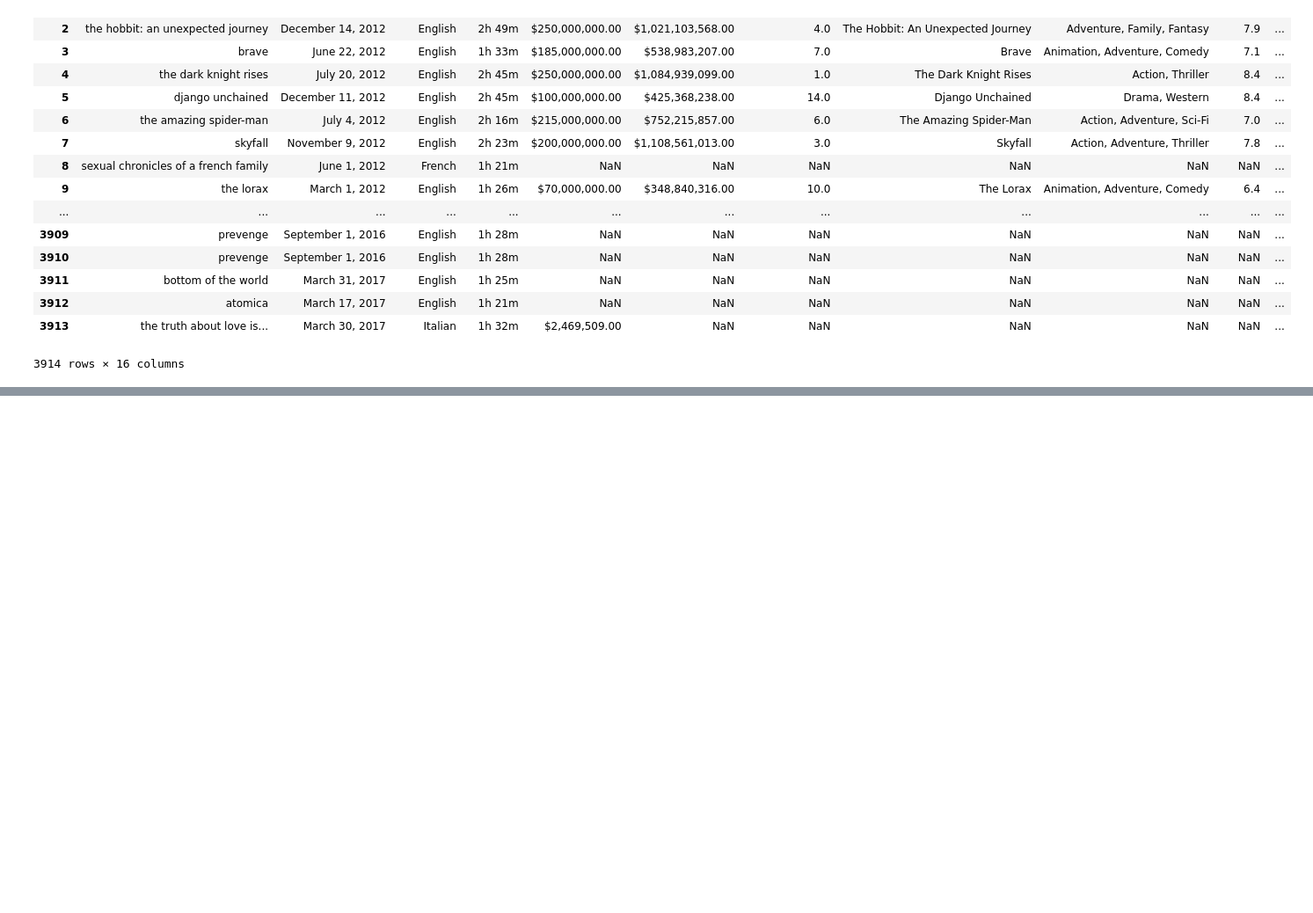
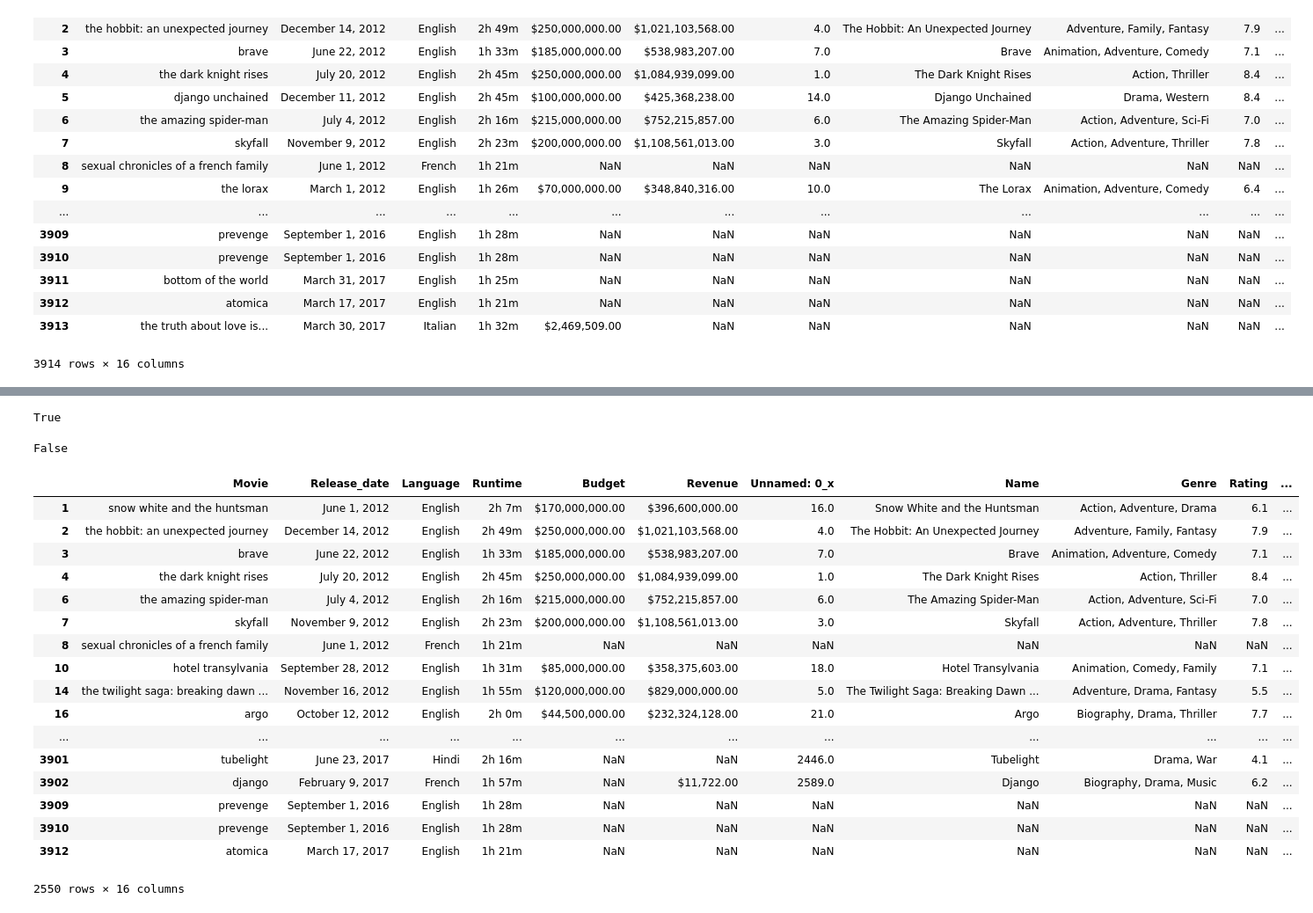
Before and after one commit to cicisongze/Movie_analysis_project, a Jupyter notebook: totten tomatoes.ipynb, the cells around one changed output, grey strips where cells are left out. Shown: that part at 88% size. Drawn from its saved outputs; the diff is of its cells as text; code cells hidden in the pictures; blank space fills up the shorter version.

```diff
--- a/totten tomatoes.ipynb
+++ b/totten tomatoes.ipynb
@@ -283,0 +313,9 @@ df = df_combine_all[['Name', 'Release_date', 'Language', 'Runtime', 'Budget', 'R
+# %%
+a = df_combine_all['audience_score'][0]
+str(df_combine_all['audience_score'][17]) =='nan'
+# %% [output]
+True
+# %%
+True&False
+# %% [output]
+False
@@ -283,0 +339,21 @@ df = df_combine_all[['Name', 'Release_date', 'Language', 'Runtime', 'Budget', 'R
+# %%
+df_update
+# %% [output]
+|  | Movie | Release_date | Language | Runtime | Budget | Revenue | Unnamed: 0_x | Name | Genre | Rating | ... |
+| 1 | snow white and the huntsman | June 1, 2012 | English | 2h 7m | $170,000,000.00 | $396,600,000.00 | 16.0 | Snow White and the Huntsman | Action, Adventure, Drama | 6.1 | ... |
+| 2 | the hobbit: an unexpected journey | December 14, 2012 | English | 2h 49m | $250,000,000.00 | $1,021,103,568.00 | 4.0 | The Hobbit: An Unexpected Journey | Adventure, Family, Fantasy | 7.9 | ... |
+| 3 | brave | June 22, 2012 | English | 1h 33m | $185,000,000.00 | $538,983,207.00 | 7.0 | Brave | Animation, Adventure, Comedy | 7.1 | ... |
+| 4 | the dark knight rises | July 20, 2012 | English | 2h 45m | $250,000,000.00 | $1,084,939,099.00 | 1.0 | The Dark Knight Rises | Action, Thriller | 8.4 | ... |
+| 6 | the amazing spider-man | July 4, 2012 | English | 2h 16m | $215,000,000.00 | $752,215,857.00 | 6.0 | The Amazing Spider-Man | Action, Adventure, Sci-Fi | 7.0 | ... |
+| 7 | skyfall | November 9, 2012 | English | 2h 23m | $200,000,000.00 | $1,108,561,013.00 | 3.0 | Skyfall | Action, Adventure, Thriller | 7.8 | ... |
+| 8 | sexual chronicles of a french family | June 1, 2012 | French | 1h 21m | NaN | NaN | NaN | NaN | NaN | NaN | ... |
+| 10 | hotel transylvania | September 28, 2012 | English | 1h 31m | $85,000,000.00 | $358,375,603.00 | 18.0 | Hotel Transylvania | Animation, Comedy, Family | 7.1 | ... |
+| 14 | the twilight saga: breaking dawn ... | November 16, 2012 | English | 1h 55m | $120,000,000.00 | $829,000,000.00 | 5.0 | The Twilight Saga: Breaking Dawn ... | Adventure, Drama, Fantasy | 5.5 | ... |
+| 16 | argo | October 12, 2012 | English | 2h 0m | $44,500,000.00 | $232,324,128.00 | 21.0 | Argo | Biography, Drama, Thriller | 7.7 | ... |
+| ... | ... | ... | ... | ... | ... | ... | ... | ... | ... | ... | ... |
+| 3901 | tubelight | June 23, 2017 | Hindi | 2h 16m | NaN | NaN | 2446.0 | Tubelight | Drama, War | 4.1 | ... |
+| 3902 | django | February 9, 2017 | French | 1h 57m | NaN | $11,722.00 | 2589.0 | Django | Biography, Drama, Music | 6.2 | ... |
+| 3909 | prevenge | September 1, 2016 | English | 1h 28m | NaN | NaN | NaN | NaN | NaN | NaN | ... |
+| 3910 | prevenge | September 1, 2016 | English | 1h 28m | NaN | NaN | NaN | NaN | NaN | NaN | ... |
+| 3912 | atomica | March 17, 2017 | English | 1h 21m | NaN | NaN | NaN | NaN | NaN | NaN | ... |
+2550 rows × 16 columns
```
Also changed, not shown: parts of 14 cells of this notebook.
